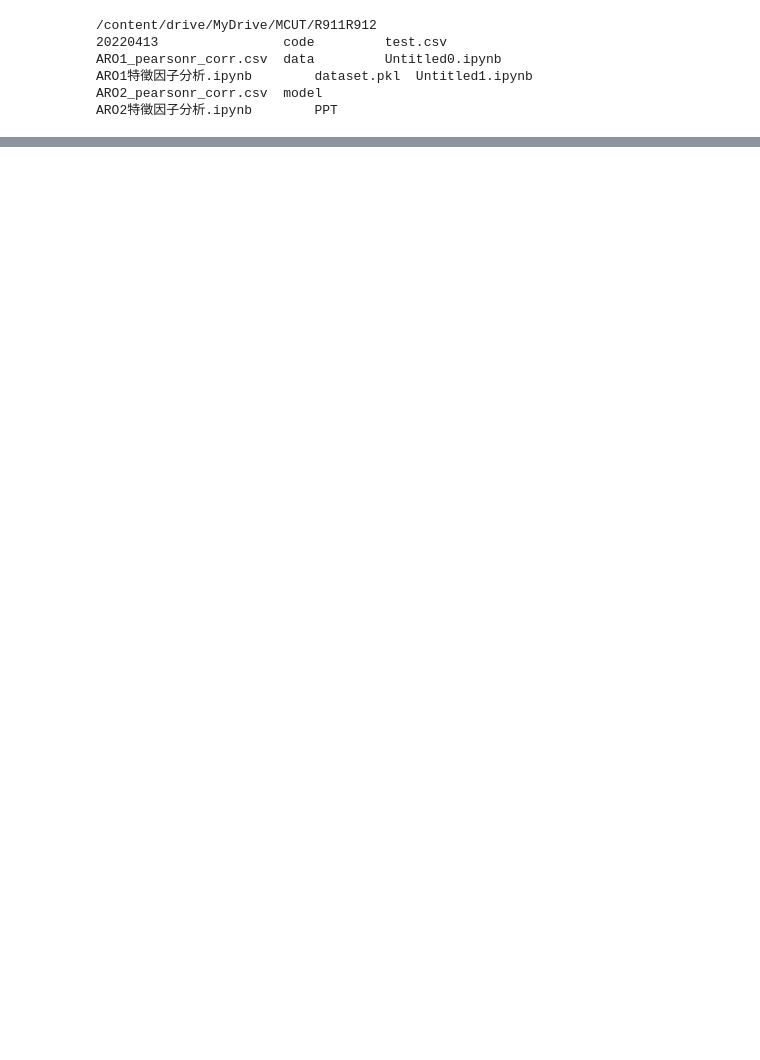
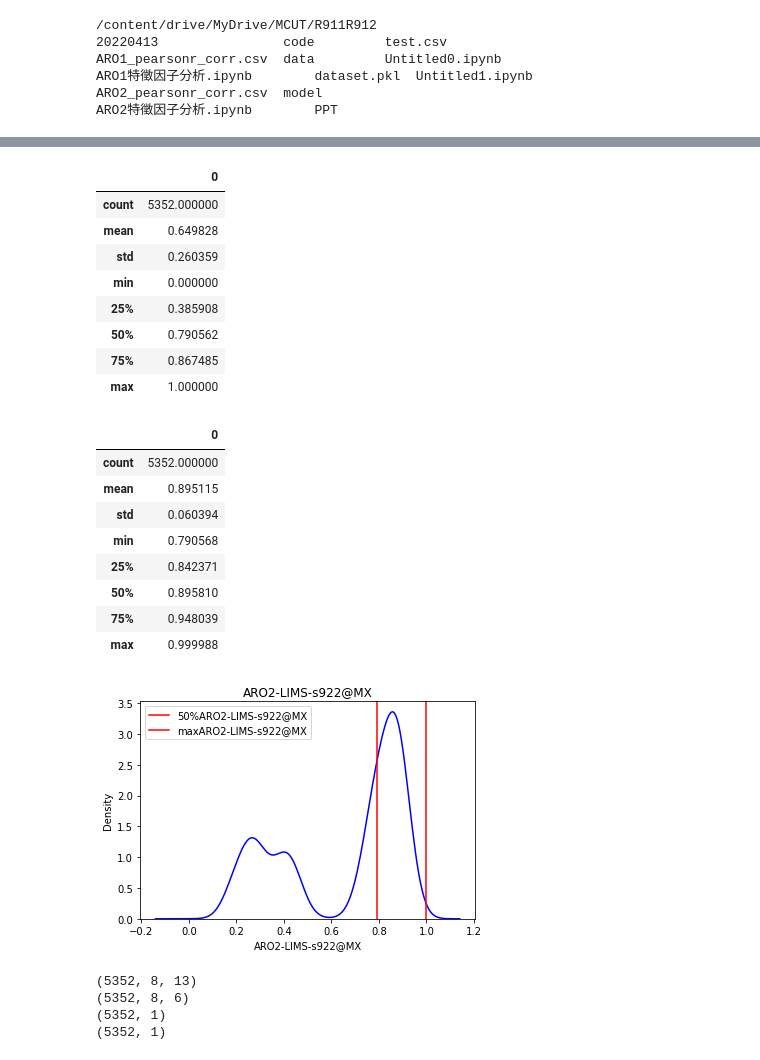
Before and after one commit to KaichiehKJ/R911R912, a Jupyter notebook: PX產品MX含量 操作建議/test.ipynb, the cells around one changed output, grey strips where cells are left out. Saved outputs shown, nothing was run; the diff lists cells and outputs as text; code cells hidden in the pictures; blank space fills up the shorter version.

```diff
--- a/PX產品MX含量 操作建議/test.ipynb
+++ b/PX產品MX含量 操作建議/test.ipynb
@@ -202,6 +202,71 @@ actor.load_state_dict(torch.load('20220413/PX產品MX含量 操作建議/actor.p
 critic = R2D2(state_size+action_size,value_size,hidden_size)
 critic.load_state_dict(torch.load('20220413/PX產品MX含量 操作建議/critic.pth'))
 model = ActorCritic(actor,critic,time_step)
+# %%
+a = pd.DataFrame(train_data['value']).describe()
+display(a)
+
+train_data['request'] = None
+
+for i in a.columns:
+    if train_data['request'] == None:
+        train_data['request'] = np.random.uniform(low=a.loc['50%'][i],high=a.loc['max'][i],size=(train_data['value'].shape[0],1))
+    else:
+        train_data['request'] = np.hstack([train_data['request'],np.random.uniform(low=a.loc['50%'][i],high=a.loc['max'][i],size=(train_data['value'].shape[0],1))])
+
+b = pd.DataFrame(train_data['request']).describe()
+display(b)
+
+a = pd.DataFrame(train_data['value'],columns=train_data['value_col'])
+for i in a.columns:
+    sns.kdeplot(a[i],color='b')
+    plt.axvline(x=a.describe().loc['50%',i], label= "50%"+str(i), c='r')
+    plt.axvline(x=a.describe().loc['max',i], label= "max"+str(i), c='r')
+    plt.legend()
+    plt.title(i)
+    plt.show()
+
+# shape
+print(train_data['state'].shape)
+print(train_data['action'].shape)
+print(train_data['value'].shape)
+print(train_data['request'].shape)
+
+# tensor
+train_data['state'] = torch.FloatTensor(train_data['state'])
+train_data['request'] = torch.FloatTensor(train_data['request'])
+train_data['action'] = torch.FloatTensor(train_data['action'])
+train_data['value'] = torch.FloatTensor(train_data['value'])
+
+
+
+# data_iter
+train_data = TensorDataset(train_data['state'],train_data['request'],train_data['action'],train_data['value'])
+train_iter = DataLoader(train_data,batch_size=batch_size,shuffle=True)
+# %% [output]
+|  | 0 |
+| count | 5352.000000 |
+| mean | 0.649828 |
+| std | 0.260359 |
+| min | 0.000000 |
+| 25% | 0.385908 |
+| 50% | 0.790562 |
+| 75% | 0.867485 |
+| max | 1.000000 |
+|  | 0 |
+| count | 5352.000000 |
+| mean | 0.895115 |
+| std | 0.060394 |
+| min | 0.790568 |
+| 25% | 0.842371 |
+| 50% | 0.895810 |
+| 75% | 0.948039 |
+| max | 0.999988 |
+[figure, added]
+(5352, 8, 13)
+(5352, 8, 6)
+(5352, 1)
+(5352, 1)
 # %%
 a = pd.DataFrame(test_data['value']).describe()
 display(a)
```
Also changed, not shown: parts of 8 cells of this notebook, 26 other files.
